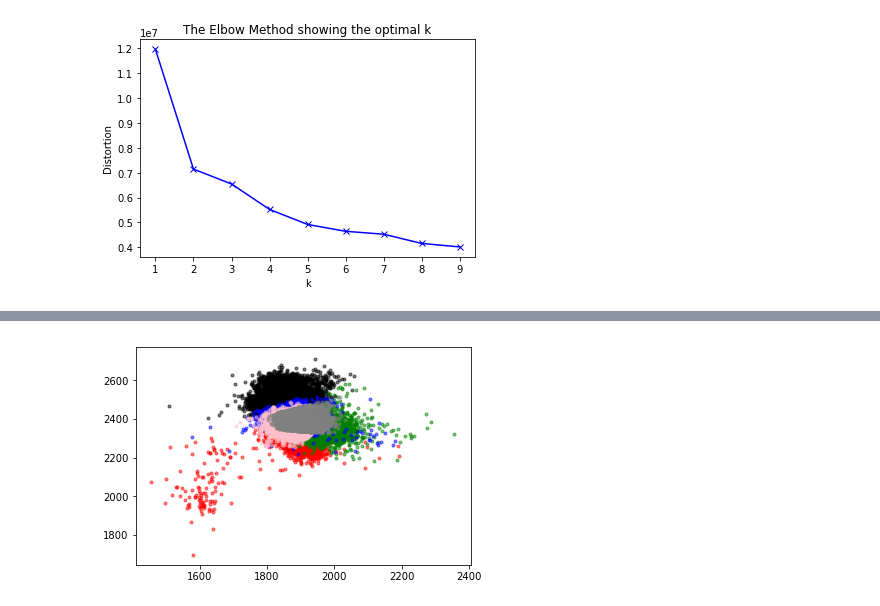
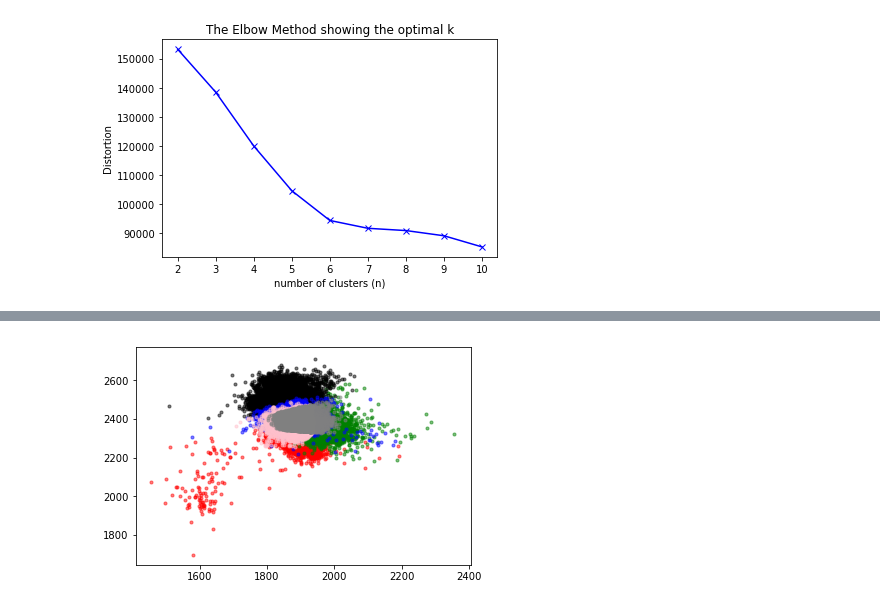
Before and after one commit to shobhitagrawal24/MasterThesis, a Jupyter notebook: Analysis/Single chest mounter Accelerometer Activity recognition/EDA with feature scaling.ipynb, the cells around one changed output, grey strips where cells are left out. Drawn from its saved outputs; the diff is of its cells as text; code cells hidden in the pictures.

```diff
--- a/Analysis/Single chest mounter Accelerometer Activity recognition/EDA with feature scaling.ipynb
+++ b/Analysis/Single chest mounter Accelerometer Activity recognition/EDA with feature scaling.ipynb
@@ -11,5 +20,5 @@ data = np.array(pd.read_csv('~/DataSet3/1.csv'))
 # %%
-data1=data[:,1:4]
-labels = data[:,-1]
-labels
+data1=data.iloc[:,1:4]
+labels = data.iloc[:,-1]
+data1.head()
 # %% [output]
@@ -17,32 +31,31 @@ array([1., 1., 1., ..., 7., 7., 0.])
 # %%
-#scaler = StandardScaler()
-#scaler.fit(data1)
-#sample_transformed = scaler.transform(data1)
+scaler = StandardScaler()
+sample_transformed=scaler.fit_transform(data1)
 # %%
 #pca = PCA(n_components=3)
 #sample_transformed=pca.fit_transform(sample_transformed)
 #pca.explained_variance_ratio_
 # %%
 #print(scaler.mean_)
-sample_transformed=data1
+#sample_transformed=data1
 # %%
 distortion_euclidean=[]
 slope=[]
-K = range(1,10)
+K = range(2,11)
 for k in K :
     kmeansModel = KMeans(n_clusters=k)
     kmeansModel.fit_predict(sample_transformed)
     #Calculate pairwise distance between centers and each sample and then finding minnimum of that
     distortion_euclidean.append(sum(np.min(cdist(sample_transformed,kmeansModel.cluster_centers_,'euclidean'),axis=1)))
     #Calculate slope of each line
-    if k>1:
+    if k>2:
         s= (distortion_euclidean[-1]-distortion_euclidean[-2])
         slope.append([k,s])
 # %%
 plt.plot(K,distortion_euclidean,'bx-')
-plt.xlabel('k')
+plt.xlabel('number of clusters (n)')
 plt.ylabel('Distortion')
 plt.title('The Elbow Method showing the optimal k')
 plt.show()
 # %% [output]
-[figure, old version]
+[figure, new version]
```
Also changed, not shown: parts of 7 cells of this notebook, 5 other files.
